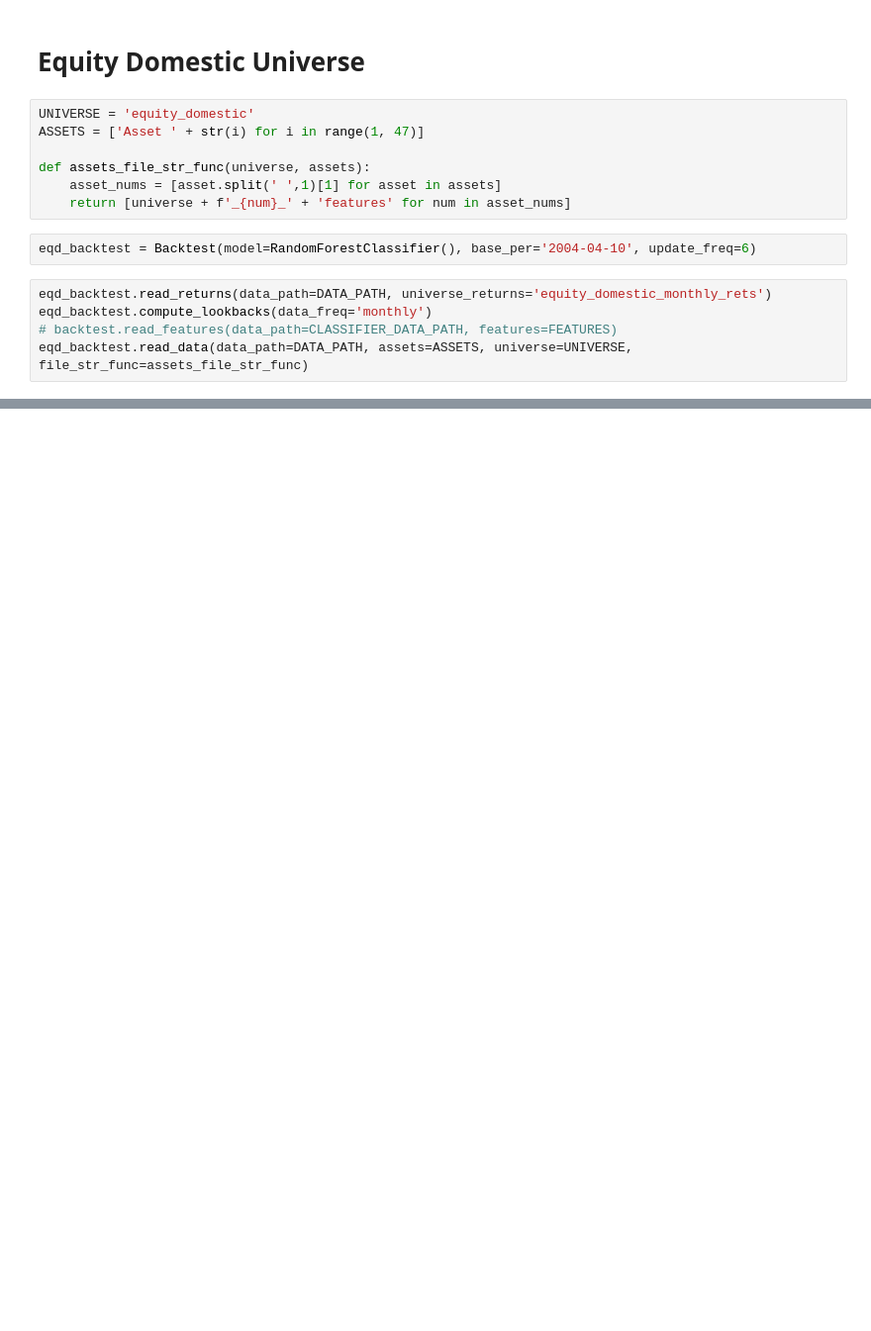
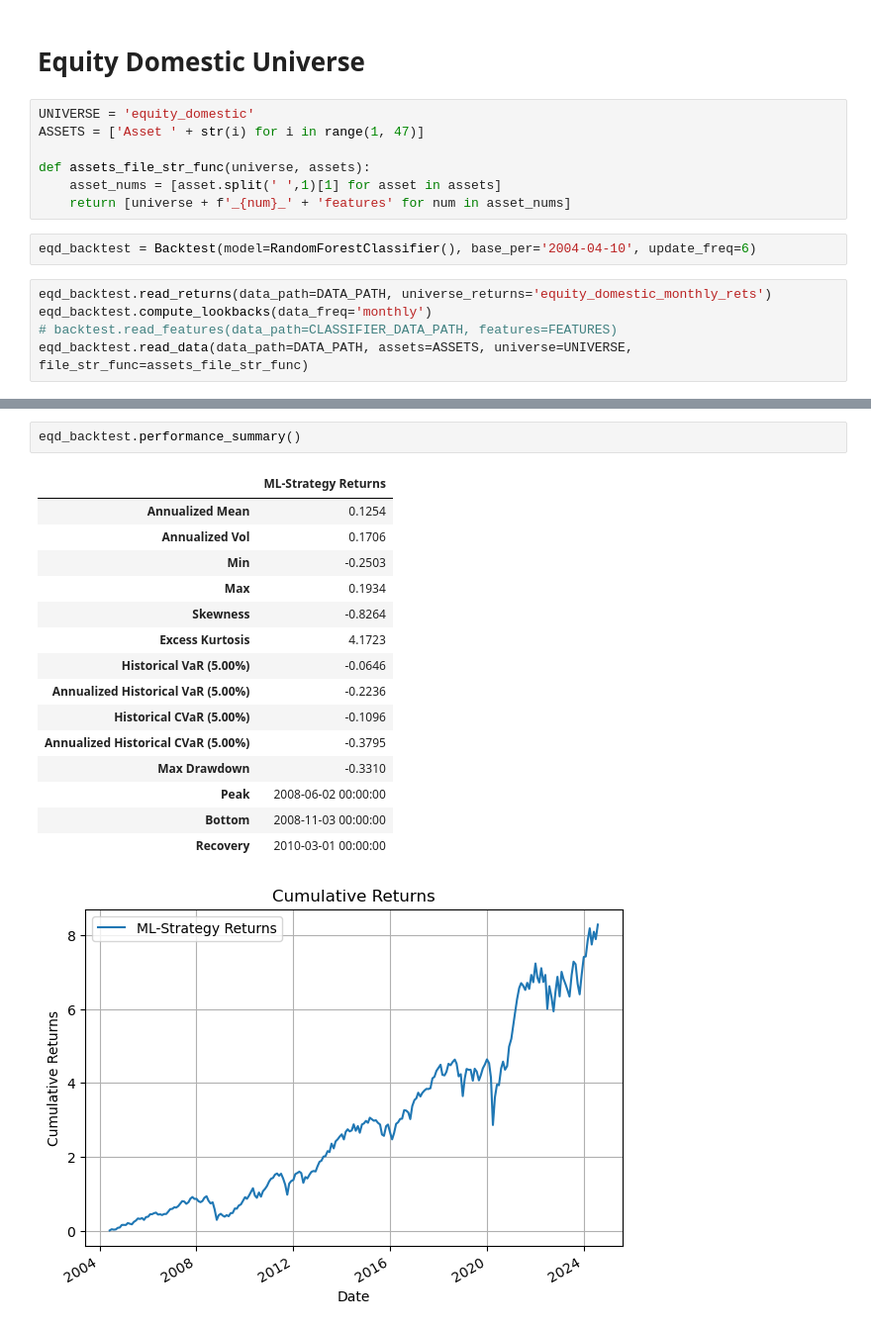
Before and after one commit to FlexiblePlanInvestmentsLtd/UniversityofChicago, a Jupyter notebook: backtest/backtest.ipynb, the cells around one changed output, grey strips where cells are left out. Shown at 99% size. Drawn from its saved outputs; the diff is of its cells as text; blank space fills up the shorter version.

```diff
--- a/backtest/backtest.ipynb
+++ b/backtest/backtest.ipynb
@@ -312,0 +253,19 @@ array([ True,  True,  True,  True,  True,  True,  True,  True,  True,
+# %%
+eqd_backtest.performance_summary()
+# %% [output]
+|  | ML-Strategy Returns |
+| Annualized Mean | 0.1254 |
+| Annualized Vol | 0.1706 |
+| Min | -0.2503 |
+| Max | 0.1934 |
+| Skewness | -0.8264 |
+| Excess Kurtosis | 4.1723 |
+| Historical VaR (5.00%) | -0.0646 |
+| Annualized Historical VaR (5.00%) | -0.2236 |
+| Historical CVaR (5.00%) | -0.1096 |
+| Annualized Historical CVaR (5.00%) | -0.3795 |
+| Max Drawdown | -0.3310 |
+| Peak | 2008-06-02 00:00:00 |
+| Bottom | 2008-11-03 00:00:00 |
+| Recovery | 2010-03-01 00:00:00 |
+[figure, added]
```
Also changed, not shown: parts of 37 cells of this notebook, 1 other file.
